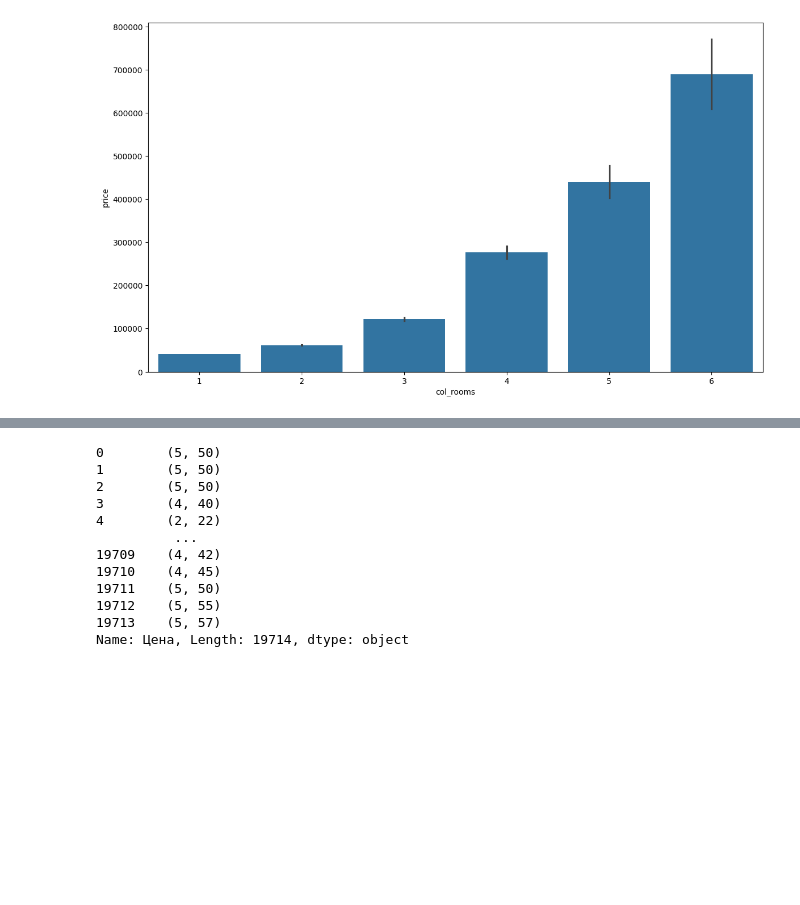
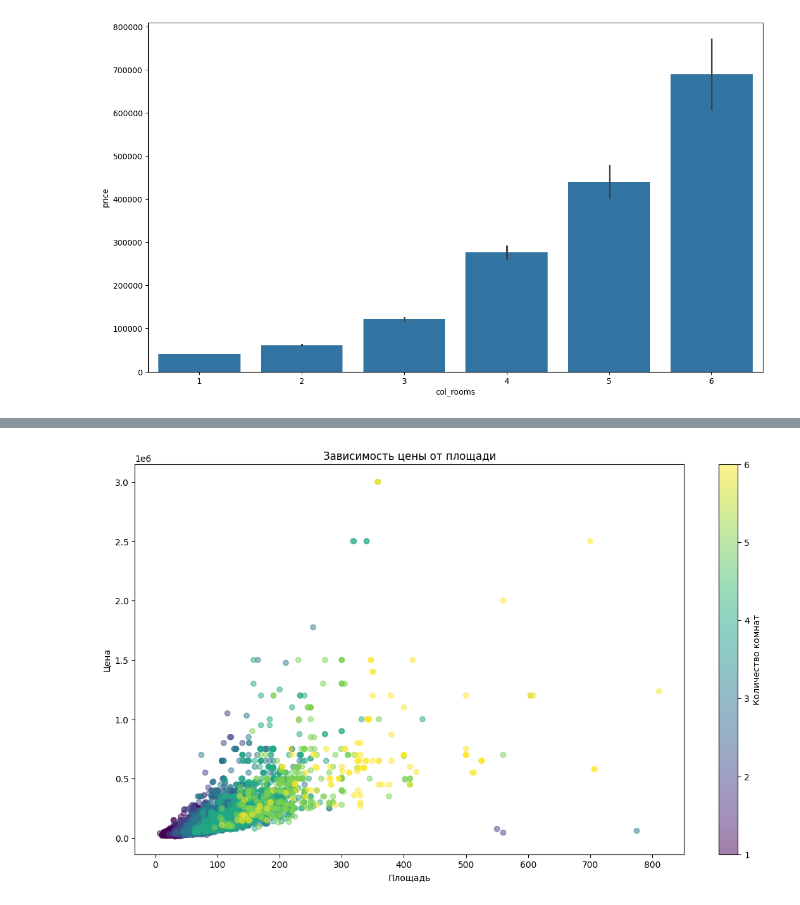
Before and after one commit to romnatall/real_estate_EDA, a Jupyter notebook: EDA.ipynb, the cells around one changed output, grey strips where cells are left out. Drawn from its saved outputs; the diff is of its cells as text; code cells hidden in the pictures; blank space fills up the shorter version.

```diff
--- a/EDA.ipynb
+++ b/EDA.ipynb
@@ -45,9 +35,12 @@ def get_area(data):
 def get_metro(data):
     return data['Метро'].astype(str).apply(lambda x: dataparser.splfb(x,))
 
+def get_ceiling_height(data):
+    return data['Высота потолков, м'].astype(str).apply(lambda x: float(x.split()[0]))
 
 cdata=pd.DataFrame()
 cdata['col_rooms']=get_col_room(data)
 cdata['price']=get_price(data)
 cdata['full_area']=get_area(data)
+cdata['ceiling_height']=get_ceiling_height(data)
 cdata
@@ -144,15 +91,10 @@ data
-# %%
-getprice(data)
-# %% [output]
-0        (5, 50)
-1        (5, 50)
-2        (5, 50)
-3        (4, 40)
-4        (2, 22)
-          ...
-19709    (4, 42)
-19710    (4, 45)
-19711    (5, 50)
-19712    (5, 55)
-19713    (5, 57)
-Name: Цена, Length: 19714, dtype: object
+# %%
+plt.subplots(figsize=(14,8))
+plt.scatter(cdata['full_area'], cdata['price'], c=cdata['col_rooms'], cmap='viridis', alpha=0.5)
+plt.title('Зависимость цены от площади')
+plt.xlabel('Площадь')
+plt.ylabel('Цена')
+plt.colorbar(label='Количество комнат')
+plt.show()
+# %% [output]
+[figure, added]
```
Also changed, not shown: parts of 10 cells of this notebook, 6 other files.
